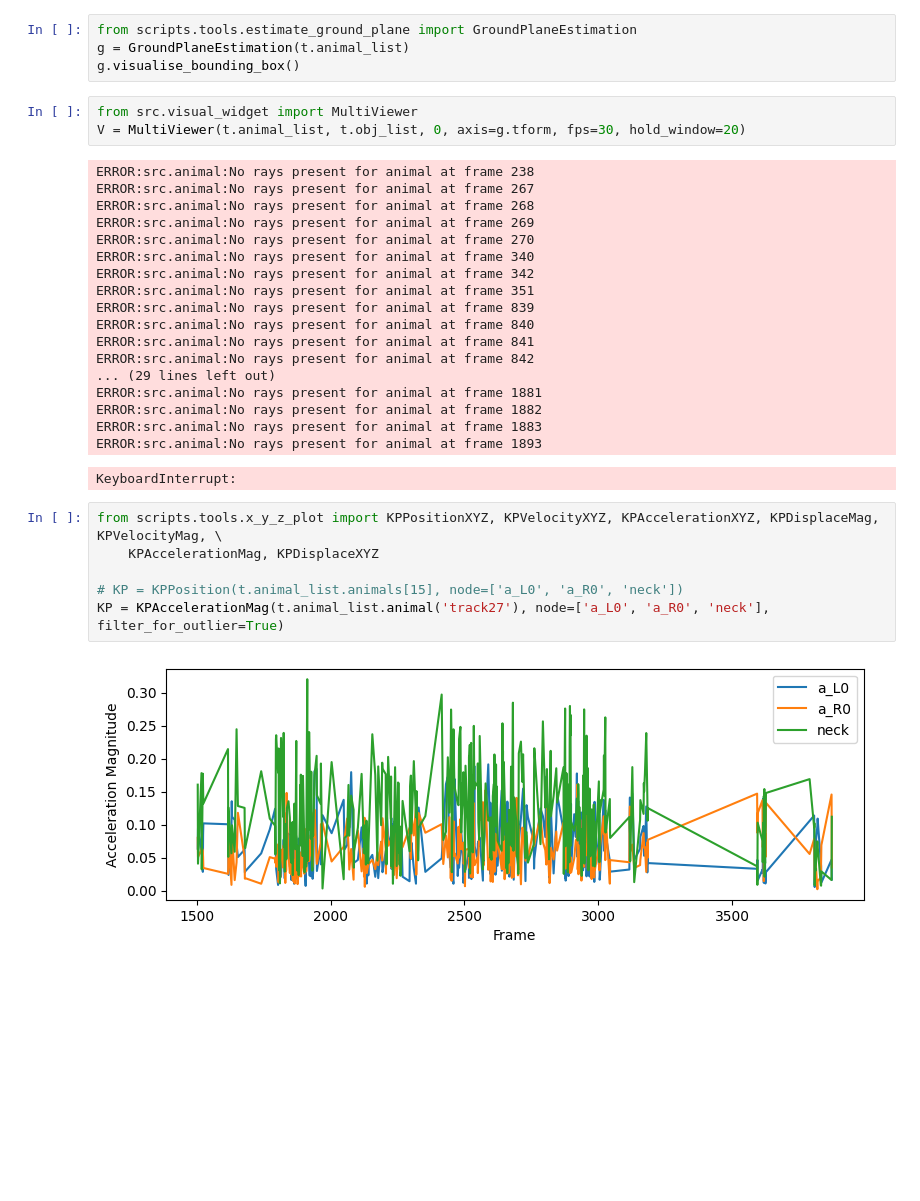
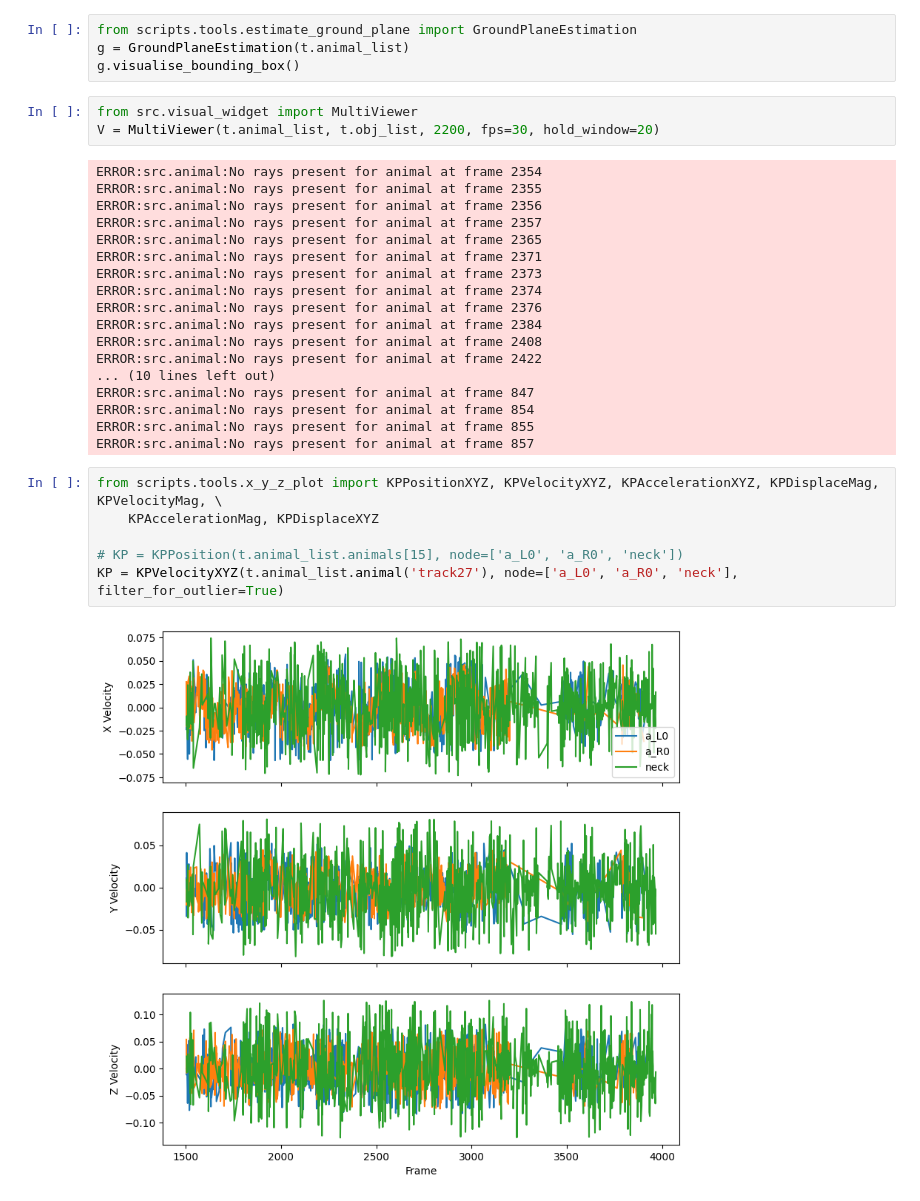
Before and after one commit to prolley-parnell/3d_ant_analysis, a Jupyter notebook: test_box.ipynb, the cells around one changed output. Drawn from its saved outputs; the diff is of its cells as text; blank space fills up the shorter version.

```diff
--- a/test_box.ipynb
+++ b/test_box.ipynb
@@ -33,34 +31,33 @@ g = GroundPlaneEstimation(t.animal_list)
 g.visualise_bounding_box()
 # %%
 from src.visual_widget import MultiViewer
-V = MultiViewer(t.animal_list, t.obj_list, 0, axis=g.tform, fps=30, hold_window=20)
+V = MultiViewer(t.animal_list, t.obj_list, 2200, fps=30, hold_window=20)
 # %% [output]
-ERROR:src.animal:No rays present for animal at frame 238
-ERROR:src.animal:No rays present for animal at frame 267
-ERROR:src.animal:No rays present for animal at frame 268
-ERROR:src.animal:No rays present for animal at frame 269
-ERROR:src.animal:No rays present for animal at frame 270
-ERROR:src.animal:No rays present for animal at frame 340
-ERROR:src.animal:No rays present for animal at frame 342
-ERROR:src.animal:No rays present for animal at frame 351
-ERROR:src.animal:No rays present for animal at frame 839
-ERROR:src.animal:No rays present for animal at frame 840
-ERROR:src.animal:No rays present for animal at frame 841
-ERROR:src.animal:No rays present for animal at frame 842
-... (29 lines left out)
-ERROR:src.animal:No rays present for animal at frame 1881
-ERROR:src.animal:No rays present for animal at frame 1882
-ERROR:src.animal:No rays present for animal at frame 1883
-ERROR:src.animal:No rays present for animal at frame 1893
+ERROR:src.animal:No rays present for animal at frame 2354
+ERROR:src.animal:No rays present for animal at frame 2355
+ERROR:src.animal:No rays present for animal at frame 2356
+ERROR:src.animal:No rays present for animal at frame 2357
+ERROR:src.animal:No rays present for animal at frame 2365
+ERROR:src.animal:No rays present for animal at frame 2371
+ERROR:src.animal:No rays present for animal at frame 2373
+ERROR:src.animal:No rays present for animal at frame 2374
+ERROR:src.animal:No rays present for animal at frame 2376
+ERROR:src.animal:No rays present for animal at frame 2384
+ERROR:src.animal:No rays present for animal at frame 2408
+ERROR:src.animal:No rays present for animal at frame 2422
+... (10 lines left out)
+ERROR:src.animal:No rays present for animal at frame 847
+ERROR:src.animal:No rays present for animal at frame 854
+ERROR:src.animal:No rays present for animal at frame 855
+ERROR:src.animal:No rays present for animal at frame 857
-KeyboardInterrupt:
 # %%
 from scripts.tools.x_y_z_plot import KPPositionXYZ, KPVelocityXYZ, KPAccelerationXYZ, KPDisplaceMag, KPVelocityMag, \
     KPAccelerationMag, KPDisplaceXYZ
 
 # KP = KPPosition(t.animal_list.animals[15], node=['a_L0', 'a_R0', 'neck'])
-KP = KPAccelerationMag(t.animal_list.animal('track27'), node=['a_L0', 'a_R0', 'neck'], filter_for_outlier=True)
+KP = KPVelocityXYZ(t.animal_list.animal('track27'), node=['a_L0', 'a_R0', 'neck'], filter_for_outlier=True)
 # %% [output]
-[figure, old version]
+[figure, new version]
 # %%
 from scripts.tools.time_correlation import CorrelationPlot
 
```
Also changed, not shown: parts of 14 cells of this notebook, 3 other files.
